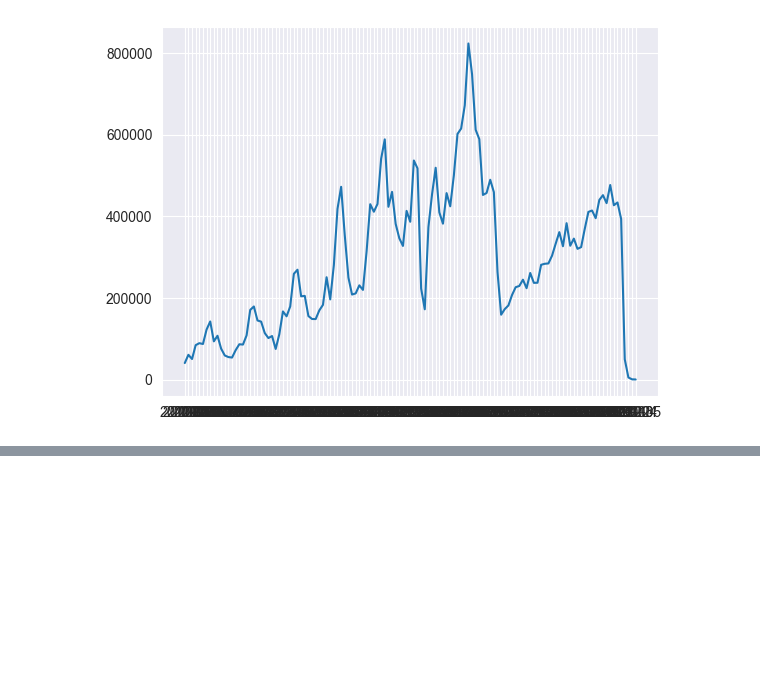
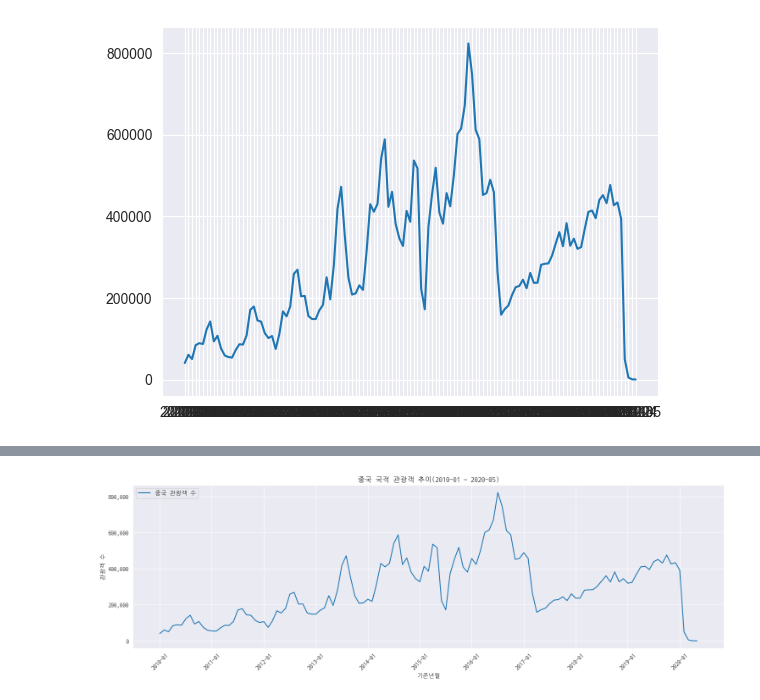
Before and after one commit to Koeyh/bigdata-analysis-2024, a Jupyter notebook: day03/da09_코로나바이러스영향_중국인관광객수_감소분석.ipynb, the cells around one changed output, grey strips where cells are left out. Saved outputs shown, nothing was run; the diff lists cells and outputs as text; code cells hidden in the pictures; blank space fills up the shorter version.

```diff
--- a/day03/da09_코로나바이러스영향_중국인관광객수_감소분석.ipynb
+++ b/day03/da09_코로나바이러스영향_중국인관광객수_감소분석.ipynb
@@ -531,0 +546,19 @@ plt.show()
+# %%
+## 보기좋게 위의 데이터 출력차트 변경
+## 차트 크기 조절
+plt.figure(figsize=(18, 5)) # width:18, heigth:5
+## 차트에 그릴 내용
+plt.plot(df_china['기준년월'], df_china['관광'], label='중국 관광객 수')
+## 타이틀, 라벨, 범례
+plt.title('중국 국적 관광객 추이(2010-01 ~ 2020-05)')
+plt.xlabel('기준년월') # x축 라벨, 하단 년,월
+plt.ylabel('관광객 수')
+plt.legend(loc = 'upper left') # 좌측 상단 범례 생성 및 위치조정
+# plt.xticks(rotation=90) # x축 라벨 90도 회전
+## x축 라벨
+plt.xticks([f'{i}-01' for i in range(2010, 2021)], rotation=45) # 하단에 나오는 년-월 각도조절
+current_values = plt.gca().get_yticks()
+plt.gca().set_yticklabels([f'{x:,.0f}' for x in current_values]) # y축 관광객 수 1,000 단위마다 쉼표가 찍히도록 설정
+plt.show()
+# %% [output]
+[figure, added]
```
Also changed, not shown: parts of 4 cells of this notebook.
